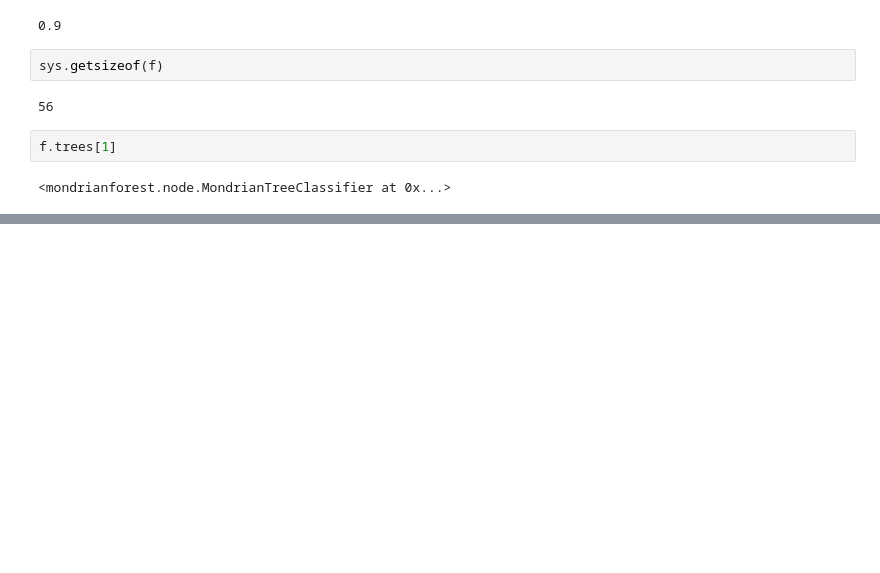
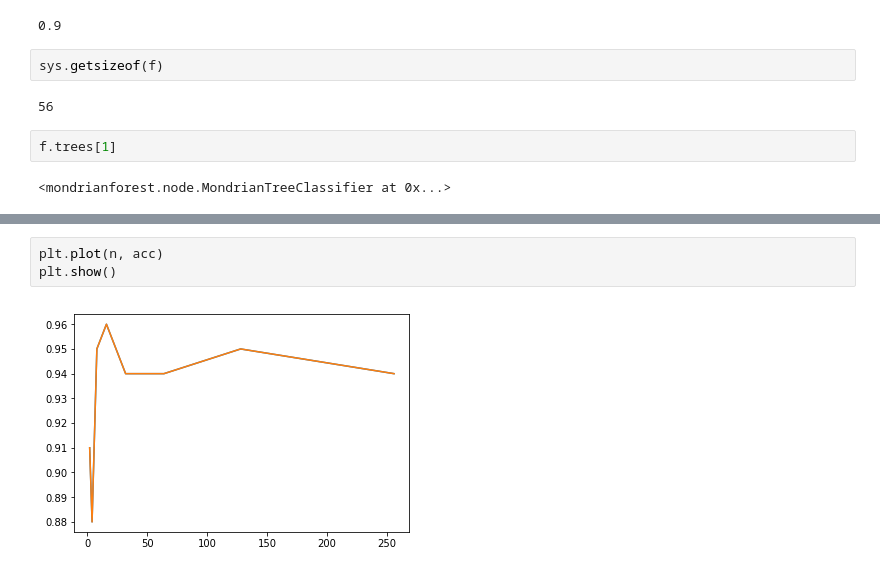
Before and after one commit to harveydevereux/Mondrian, a Jupyter notebook: python_comp.ipynb, the cells around one changed output, grey strips where cells are left out. Saved outputs shown, nothing was run; the diff lists cells and outputs as text; blank space fills up the shorter version.

```diff
--- a/python_comp.ipynb
+++ b/python_comp.ipynb
@@ -69,0 +99,5 @@ f.trees[1]
+# %%
+plt.plot(n, acc)
+plt.show()
+# %% [output]
+[figure, added]
```
Also changed, not shown: parts of 15 cells of this notebook, 11 other files.
